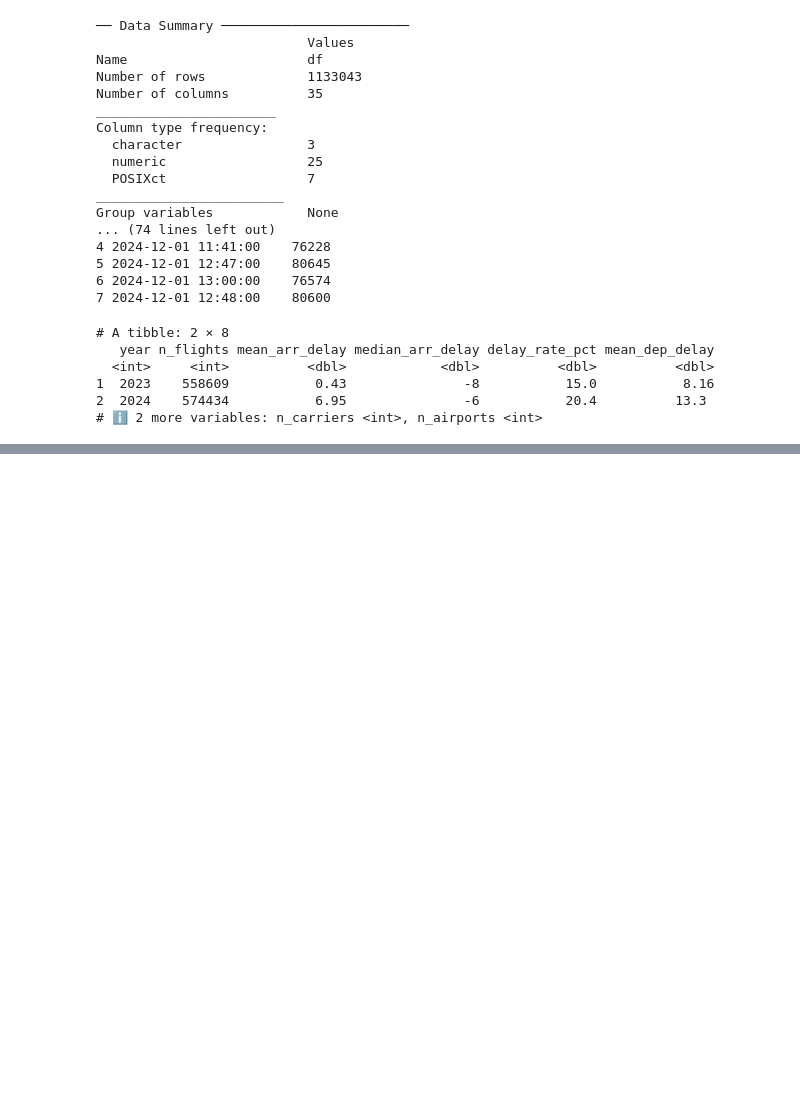
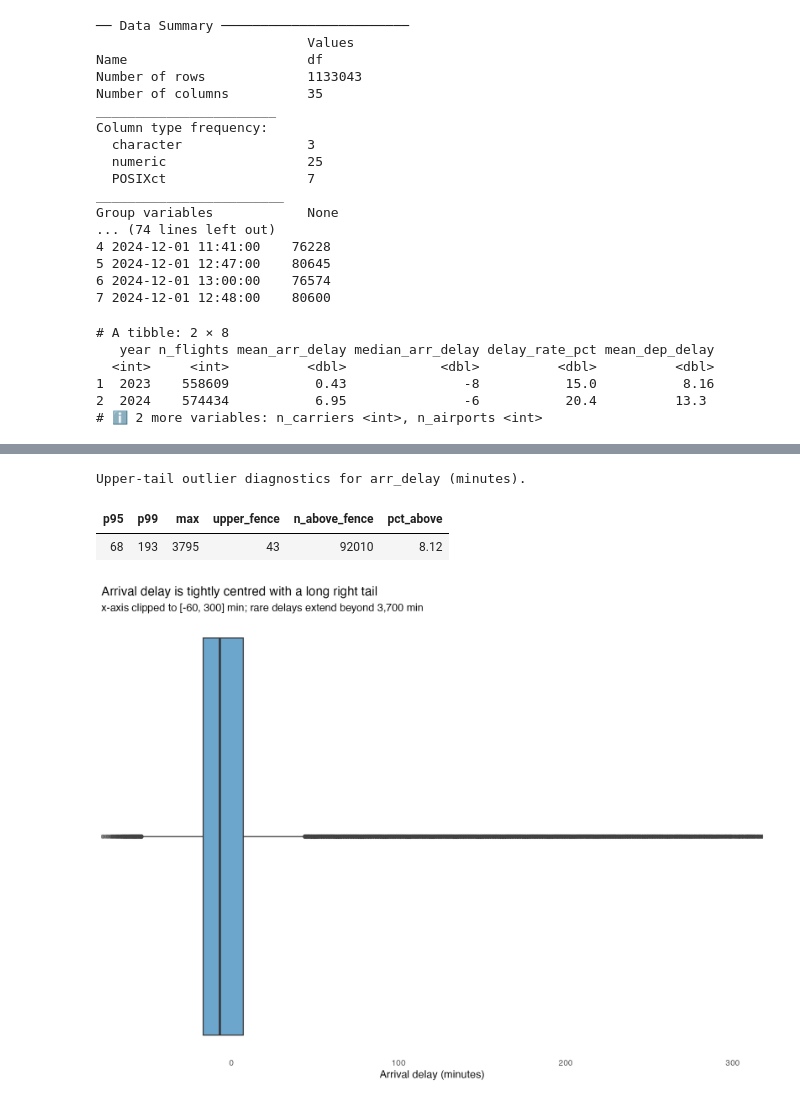
Before and after one commit to itsnabbyyyz/US-flight-delay-prediction, a Jupyter notebook: flight_delay_analysis.ipynb, the cells around one changed output, grey strips where cells are left out. Saved outputs shown, nothing was run; the diff lists cells and outputs as text; code cells hidden in the pictures; blank space fills up the shorter version.

```diff
--- a/flight_delay_analysis.ipynb
+++ b/flight_delay_analysis.ipynb
@@ -204,0 +390,31 @@ df %>%
+# %%
+# Quantify the extreme right tail of arrival delay using the IQR rule.
+q  <- quantile(df$arr_delay, c(.25, .75))
+iqr <- diff(q)
+upper_fence <- q[2] + 1.5 * iqr
+
+df |>
+  summarise(
+    p95          = quantile(arr_delay, 0.95),
+    p99          = quantile(arr_delay, 0.99),
+    max          = max(arr_delay),
+    upper_fence  = upper_fence,
+    n_above_fence = sum(arr_delay > upper_fence),
+    pct_above    = round(100 * mean(arr_delay > upper_fence), 2)) |>
+  kable(caption = "Upper-tail outlier diagnostics for arr_delay (minutes).") |>
+  kable_styling(full_width = FALSE, bootstrap_options = c("striped", "hover"))
+# %% [output]
+Upper-tail outlier diagnostics for arr_delay (minutes).
+| p95 | p99 | max | upper_fence | n_above_fence | pct_above |
+| 68 | 193 | 3795 | 43 | 92010 | 8.12 |
+# %%
+# Boxplot of arrival delay, with the x-axis clipped so the body is legible.
+ggplot(df, aes(x = arr_delay)) +
+  geom_boxplot(fill = report_fill, alpha = 0.7, outlier.alpha = 0.05) +
+  coord_cartesian(xlim = c(-60, 300)) +
+  labs(title = "Arrival delay is tightly centred with a long right tail",
+       subtitle = "x-axis clipped to [-60, 300] min; rare delays extend beyond 3,700 min",
+       x = "Arrival delay (minutes)", y = NULL) +
+  theme(axis.text.y = element_blank())
+# %% [output]
+[figure, added]
```
Also changed, not shown: parts of 24 cells of this notebook.
